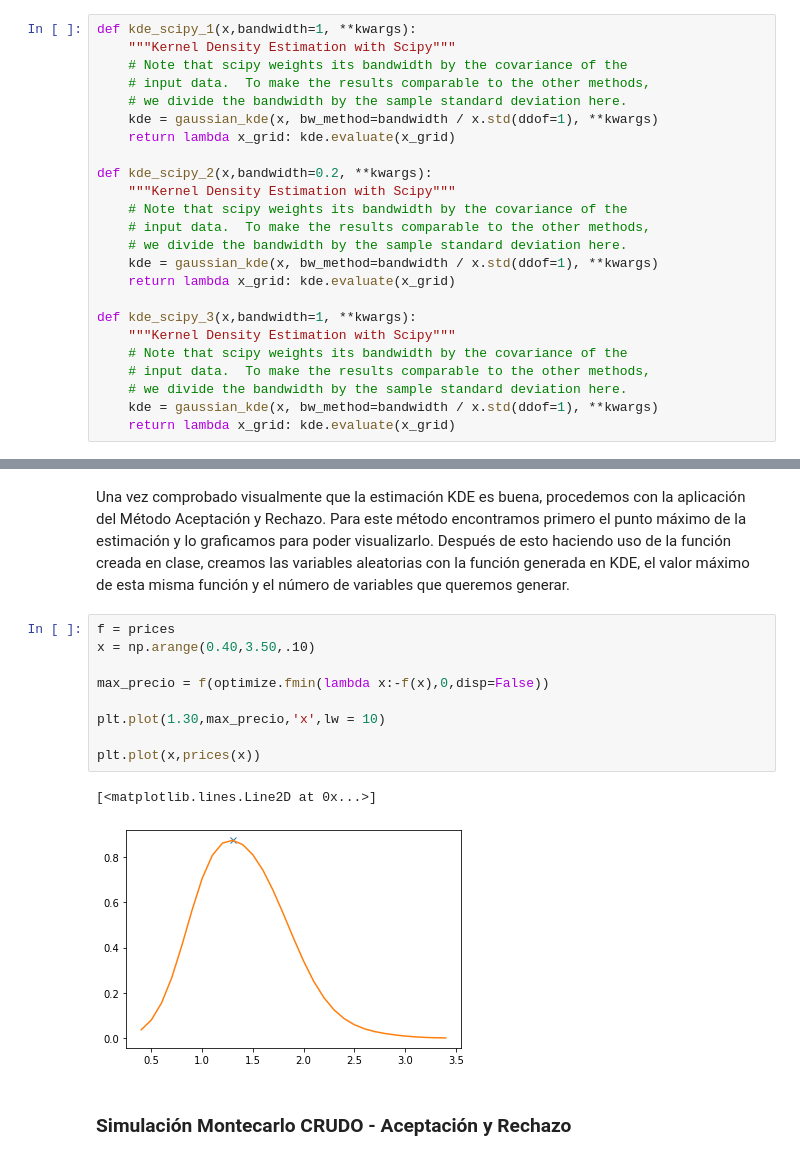
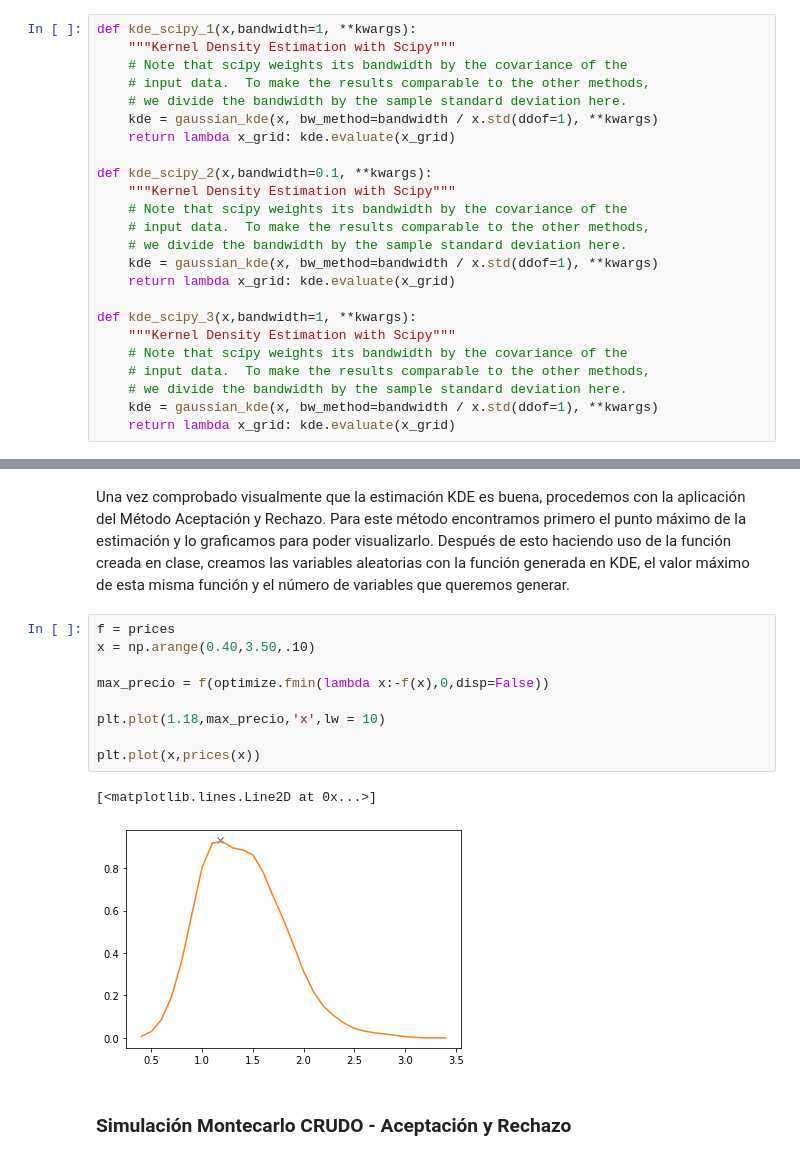
Before and after one commit to ACristinaVV/Proyecto_Avocado, a Jupyter notebook: Proyecto_Nodo1yNodo2_Final.ipynb, the cells around one changed output, grey strips where cells are left out. Cells and saved outputs as stored; diff of their text form.

```diff
--- a/Proyecto_Nodo1yNodo2_Final.ipynb
+++ b/Proyecto_Nodo1yNodo2_Final.ipynb
@@ -167,7 +167,7 @@ def kde_scipy_1(x,bandwidth=1, **kwargs):
     kde = gaussian_kde(x, bw_method=bandwidth / x.std(ddof=1), **kwargs)
     return lambda x_grid: kde.evaluate(x_grid)
 
-def kde_scipy_2(x,bandwidth=0.2, **kwargs):
+def kde_scipy_2(x,bandwidth=0.1, **kwargs):
     """Kernel Density Estimation with Scipy"""
     # Note that scipy weights its bandwidth by the covariance of the
     # input data.  To make the results comparable to the other methods,
@@ -556,15 +556,15 @@ Después de esto haciendo uso de la función creada en clase, creamos las variab
 # %%
 f = prices
 x = np.arange(0.40,3.50,.10)
 
 max_precio = f(optimize.fmin(lambda x:-f(x),0,disp=False))
 
-plt.plot(1.30,max_precio,'x',lw = 10)
+plt.plot(1.18,max_precio,'x',lw = 10)
 
 plt.plot(x,prices(x))
 # %% [output]
 [<matplotlib.lines.Line2D at 0x...>]
-[figure, old version]
+[figure, new version]
 # %% [markdown]
 ### Simulación Montecarlo CRUDO - Aceptación y Rechazo
 # %%
```
Also changed, not shown: parts of 3 cells of this notebook.
